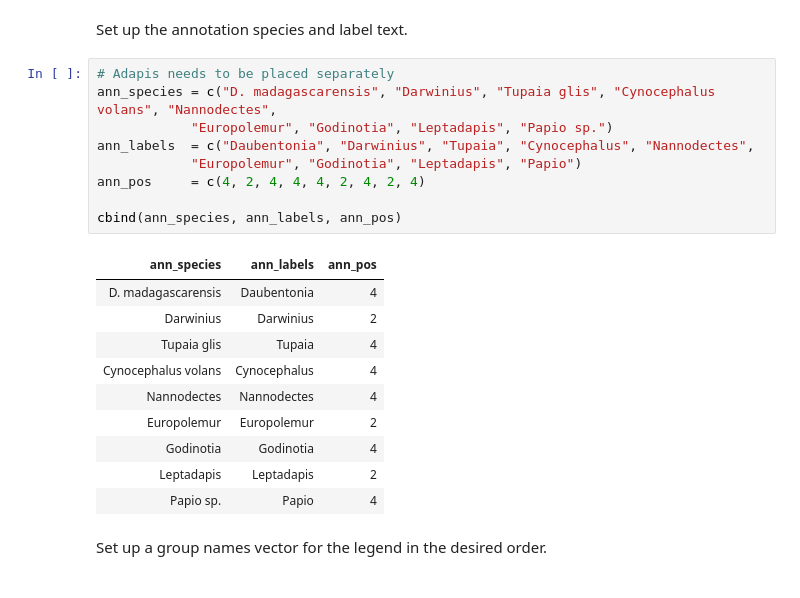
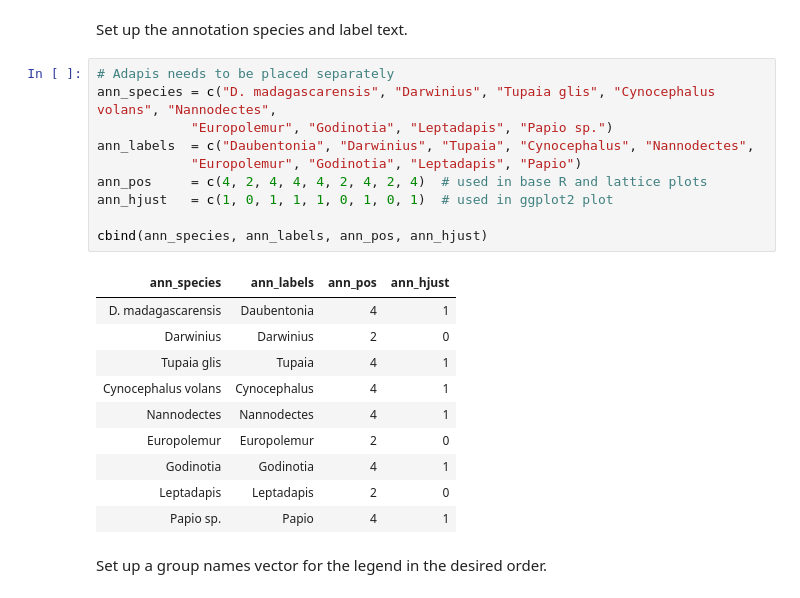
Before and after one commit to ryanraaum/bioanth-plots, a Jupyter notebook: Hand Proportions in R.ipynb, the cells around one changed output. Drawn from its saved outputs; the diff is of its cells as text.

Commit message:
ggplot2 implementation

```diff
--- a/Hand Proportions in R.ipynb
+++ b/Hand Proportions in R.ipynb
@@ -100,23 +100,24 @@ Set up the annotation species and label text.
 # %%
 # Adapis needs to be placed separately
 ann_species = c("D. madagascarensis", "Darwinius", "Tupaia glis", "Cynocephalus volans", "Nannodectes",
             "Europolemur", "Godinotia", "Leptadapis", "Papio sp.")
 ann_labels  = c("Daubentonia", "Darwinius", "Tupaia", "Cynocephalus", "Nannodectes",
             "Europolemur", "Godinotia", "Leptadapis", "Papio")
-ann_pos     = c(4, 2, 4, 4, 4, 2, 4, 2, 4)
+ann_pos     = c(4, 2, 4, 4, 4, 2, 4, 2, 4)  # used in base R and lattice plots
+ann_hjust   = c(1, 0, 1, 1, 1, 0, 1, 0, 1)  # used in ggplot2 plot
 
-cbind(ann_species, ann_labels, ann_pos)
+cbind(ann_species, ann_labels, ann_pos, ann_hjust)
 # %% [output]
-| ann_species | ann_labels | ann_pos |
-| D. madagascarensis | Daubentonia | 4 |
-| Darwinius | Darwinius | 2 |
-| Tupaia glis | Tupaia | 4 |
-| Cynocephalus volans | Cynocephalus | 4 |
-| Nannodectes | Nannodectes | 4 |
-| Europolemur | Europolemur | 2 |
-| Godinotia | Godinotia | 4 |
-| Leptadapis | Leptadapis | 2 |
-| Papio sp. | Papio | 4 |
+| ann_species | ann_labels | ann_pos | ann_hjust |
+| D. madagascarensis | Daubentonia | 4 | 1 |
+| Darwinius | Darwinius | 2 | 0 |
+| Tupaia glis | Tupaia | 4 | 1 |
+| Cynocephalus volans | Cynocephalus | 4 | 1 |
+| Nannodectes | Nannodectes | 4 | 1 |
+| Europolemur | Europolemur | 2 | 0 |
+| Godinotia | Godinotia | 4 | 1 |
+| Leptadapis | Leptadapis | 2 | 0 |
+| Papio sp. | Papio | 4 | 1 |
 # %% [markdown]
 Set up a group names vector for the legend in the desired order.
 # %%
```
Also changed, not shown: parts of 3 cells of this notebook.
